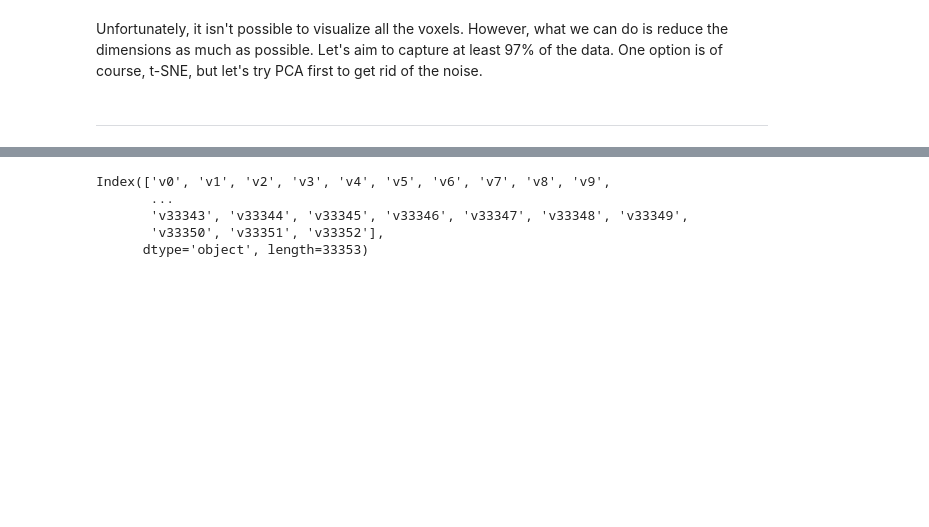
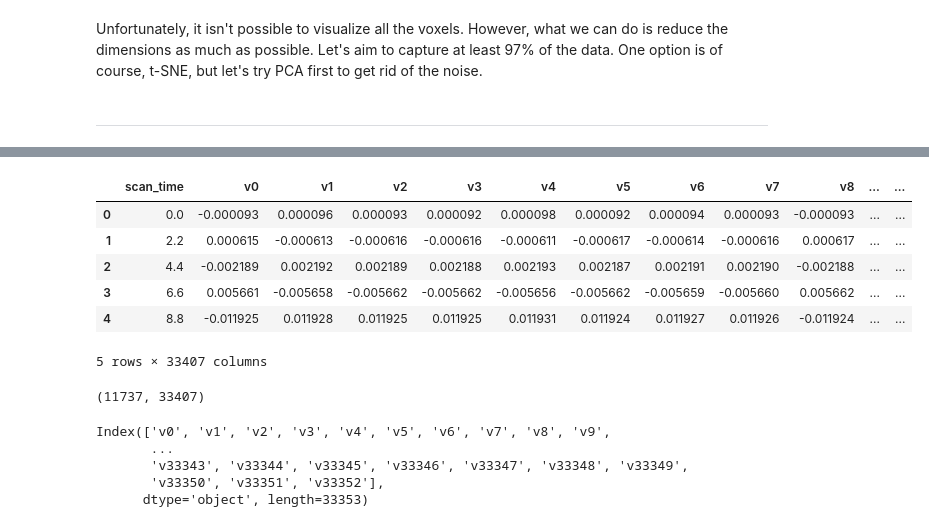
Before and after one commit to fjrrk/fef-analysis, a Jupyter notebook: scripts/Part 02 - Data Exploration.ipynb, the cells around one changed output, grey strips where cells are left out. Saved outputs shown, nothing was run; the diff lists cells and outputs as text; code cells hidden in the pictures; blank space fills up the shorter version.

```diff
--- a/scripts/Part 02 - Data Exploration.ipynb
+++ b/scripts/Part 02 - Data Exploration.ipynb
@@ -69,9 +78,18 @@ wb_df = pd.read_csv('./whole_brain_dataset.csv', header=0, index_col=0)
 # %%
-roi_df = pd.read_csv(directory+data_prefix+"/"+data_prefix+"_date-2026-01-02_desc-vox_w_stim_hrf.csv", header=0)
-# con_df = pd.read_csv(directory+control_prefix+"/"+control_prefix+"_[-4 -8 21]_date-2026-01-02_desc-vox_w_stim_hrf.csv", header=0)
-
-vcols = [col for col in roi_df.columns if col[0]=='v']
-# cvcols = [col for col in con_df.columns if col[0]=='v']
+roi_df = pd.read_parquet(gen_data_dir+data_prefix+"/"+data_prefix+"_24_-2_-20_date-2026-03-07_desc-vox_w_stim_hrf.parquet")
+roi_df.head()
+# %% [output]
+|  | scan_time | v0 | v1 | v2 | v3 | v4 | v5 | v6 | v7 | v8 | ... | ... |
+| 0 | 0.0 | -0.000093 | 0.000096 | 0.000093 | 0.000092 | 0.000098 | 0.000092 | 0.000094 | 0.000093 | -0.000093 | ... | ... |
+| 1 | 2.2 | 0.000615 | -0.000613 | -0.000616 | -0.000616 | -0.000611 | -0.000617 | -0.000614 | -0.000616 | 0.000617 | ... | ... |
+| 2 | 4.4 | -0.002189 | 0.002192 | 0.002189 | 0.002188 | 0.002193 | 0.002187 | 0.002191 | 0.002190 | -0.002188 | ... | ... |
+| 3 | 6.6 | 0.005661 | -0.005658 | -0.005662 | -0.005662 | -0.005656 | -0.005662 | -0.005659 | -0.005660 | 0.005662 | ... | ... |
+| 4 | 8.8 | -0.011925 | 0.011928 | 0.011925 | 0.011925 | 0.011931 | 0.011924 | 0.011927 | 0.011926 | -0.011924 | ... | ... |
+5 rows × 33407 columns
+# %%
+roi_df.shape
+# %% [output]
+(11737, 33407)
 # %%
 rng = np.random.default_rng()
 # %%
```
Also changed, not shown: parts of 6 cells of this notebook, 2 other files.
